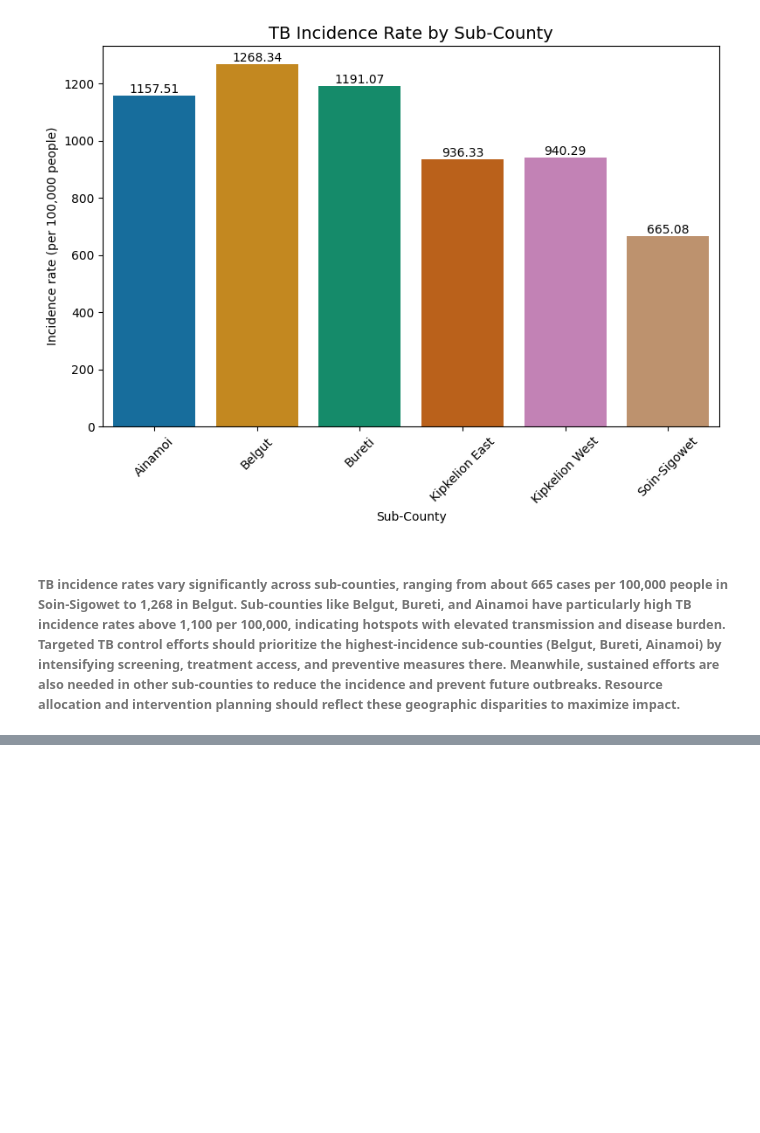
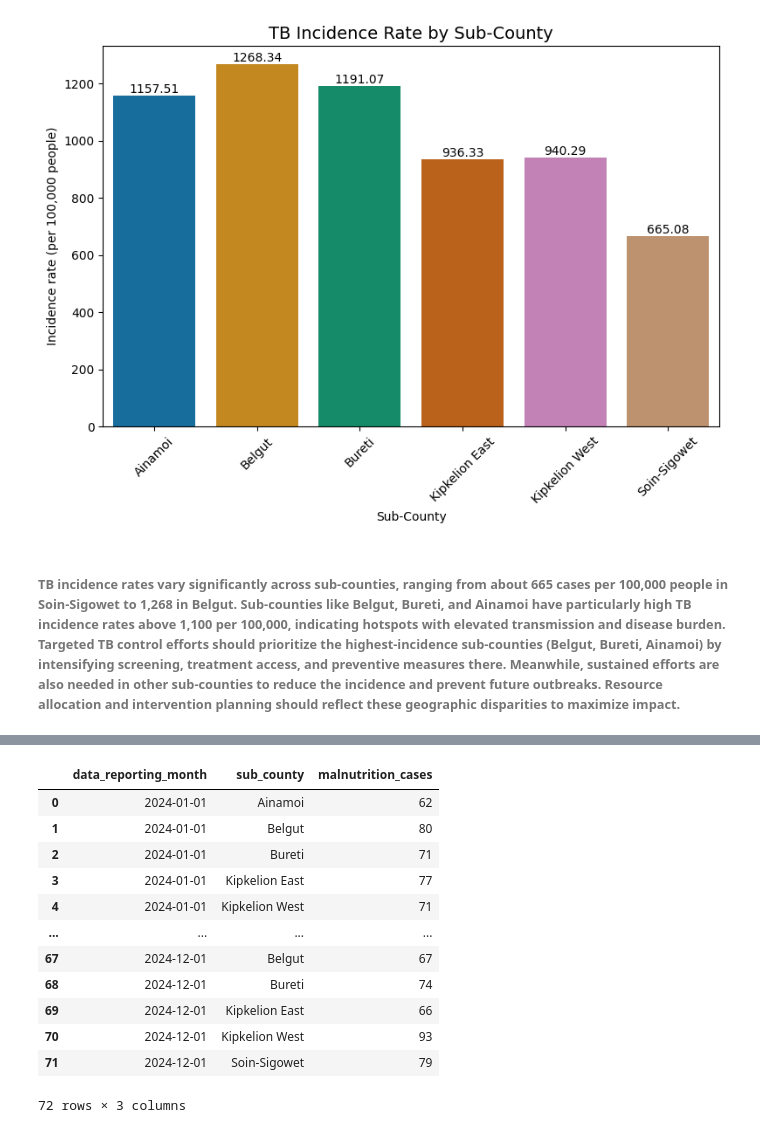
Before and after one commit to gilbertbett/Healthcare-Analytics, a Jupyter notebook: keph_level_1_kericho/keph_level_1_kericho_notebook.ipynb, the cells around one changed output, grey strips where cells are left out. Saved outputs shown, nothing was run; the diff lists cells and outputs as text; code cells hidden in the pictures; blank space fills up the shorter version.

```diff
--- a/keph_level_1_kericho/keph_level_1_kericho_notebook.ipynb
+++ b/keph_level_1_kericho/keph_level_1_kericho_notebook.ipynb
@@ -774,0 +787,17 @@ plt.show()
+# %%
+monthly_data = main_df.groupby(['data_reporting_month', 'sub_county'])['malnutrition_cases'].sum().reset_index()
+monthly_data
+# %% [output]
+|  | data_reporting_month | sub_county | malnutrition_cases |
+| 0 | 2024-01-01 | Ainamoi | 62 |
+| 1 | 2024-01-01 | Belgut | 80 |
+| 2 | 2024-01-01 | Bureti | 71 |
+| 3 | 2024-01-01 | Kipkelion East | 77 |
+| 4 | 2024-01-01 | Kipkelion West | 71 |
+| ... | ... | ... | ... |
+| 67 | 2024-12-01 | Belgut | 67 |
+| 68 | 2024-12-01 | Bureti | 74 |
+| 69 | 2024-12-01 | Kipkelion East | 66 |
+| 70 | 2024-12-01 | Kipkelion West | 93 |
+| 71 | 2024-12-01 | Soin-Sigowet | 79 |
+72 rows × 3 columns
```
Also changed, not shown: parts of 2 cells of this notebook, 2 other files.
